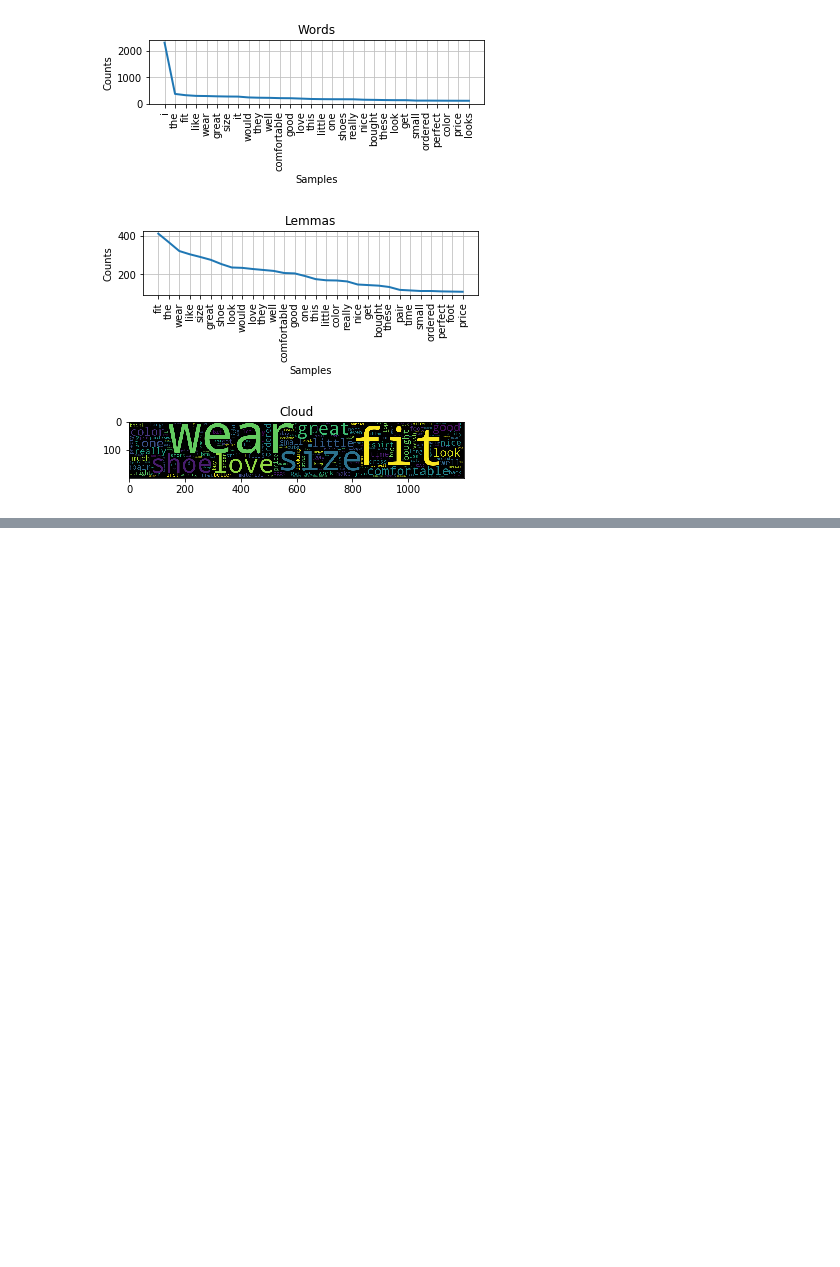
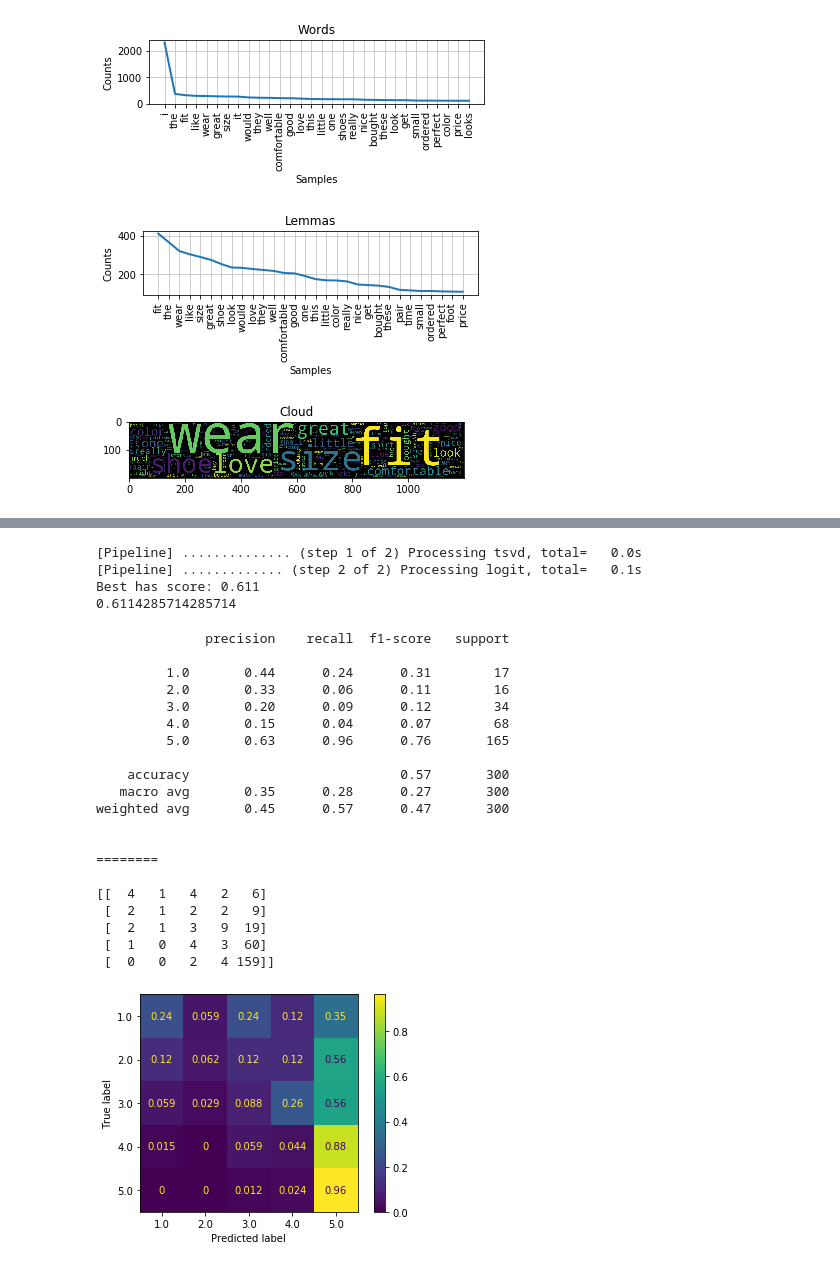
Before and after one commit to bilha-analytics/play_oopz, a Jupyter notebook: notebooks/02_scklearn.ipynb, the cells around one changed output, grey strips where cells are left out. Saved outputs shown, nothing was run; the diff lists cells and outputs as text; code cells hidden in the pictures; blank space fills up the shorter version.

```diff
--- a/notebooks/02_scklearn.ipynb
+++ b/notebooks/02_scklearn.ipynb
@@ -549,6 +612,5 @@ selected_features = ['lex_complexity', 'avg_word_len', 'avg_sentence_len',
 rescale_cols = ['avg_sentence_len',  'avg_word_len']
 target_col = 'rating'
 text_col = 'comment'
-
-# encoder = TfidfVectorizer( ngram_range=(1,1), stop_words='english') #min_df, max_df
+one_hots = ['headline', 'sentiment_label']
 # %%
@@ -580,0 +661,27 @@ Shape: 1000
+# %%
+#### --- C. Model training pipelines ---
+model_pipe = Pipeline([
+    # 1. Dimensionality reduce b/c text and headline vectorized plus extra features with similar distributions
+    # ('pca', PCA() ), # using TruncatedSVD b/c sparse
+    ('tsvd', TruncatedSVD() ),
+    # 2. classification model
+    ('logit', LogisticRegression(max_iter=10000, tol=0.1) )
+], verbose=True)
+# %%
+#### --- D. Train -----
+grid_paramz = {
+#     'pca__n_components' : [7, 13, 15, 20, 30, 45, 100, 200 ],
+    'tsvd__n_components' : [7, 13, 15, 20, 30, 45, 100, 200 ],
+    'logit__C': np.logspace(-4, 4, 4),
+}
+
+runner = GridSearchCV( model_pipe, grid_paramz, n_jobs=-1)
+_ = runner.fit(X_train, y_train)
+
+print(f"Best has score: { '{:.3f}'.format(runner.best_score_ ) }")
+print( runner.best_score_)
+# %% [output]
+[Pipeline] .............. (step 1 of 2) Processing tsvd, total=   0.0s
+[Pipeline] ............. (step 2 of 2) Processing logit, total=   0.1s
+Best has score: 0.611
+0.6114285714285714
@@ -580,0 +717,30 @@ Shape: 1000
+# %%
+y_pred = runner.predict( X_test)
+print( classification_report( y_test, y_pred ) )
+
+print( "\n========\n")
+
+print(confusion_matrix(y_test, y_pred, normalize=None))
+plot_confusion_matrix(runner, X_test, y_test, normalize='true');
+# %% [output]
+              precision    recall  f1-score   support
+
+         1.0       0.44      0.24      0.31        17
+         2.0       0.33      0.06      0.11        16
+         3.0       0.20      0.09      0.12        34
+         4.0       0.15      0.04      0.07        68
+         5.0       0.63      0.96      0.76       165
+
+    accuracy                           0.57       300
+   macro avg       0.35      0.28      0.27       300
+weighted avg       0.45      0.57      0.47       300
+
+
+========
+
+[[  4   1   4   2   6]
+ [  2   1   2   2   9]
+ [  2   1   3   9  19]
+ [  1   0   4   3  60]
+ [  0   0   2   4 159]]
+[figure, added]
```
Also changed, not shown: parts of 18 cells of this notebook.
